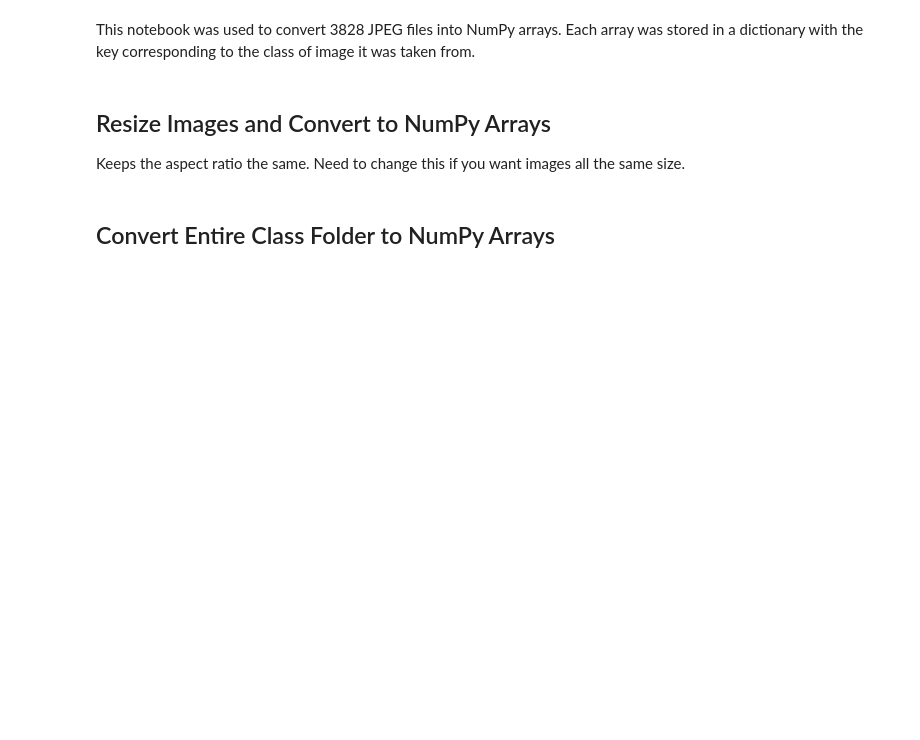
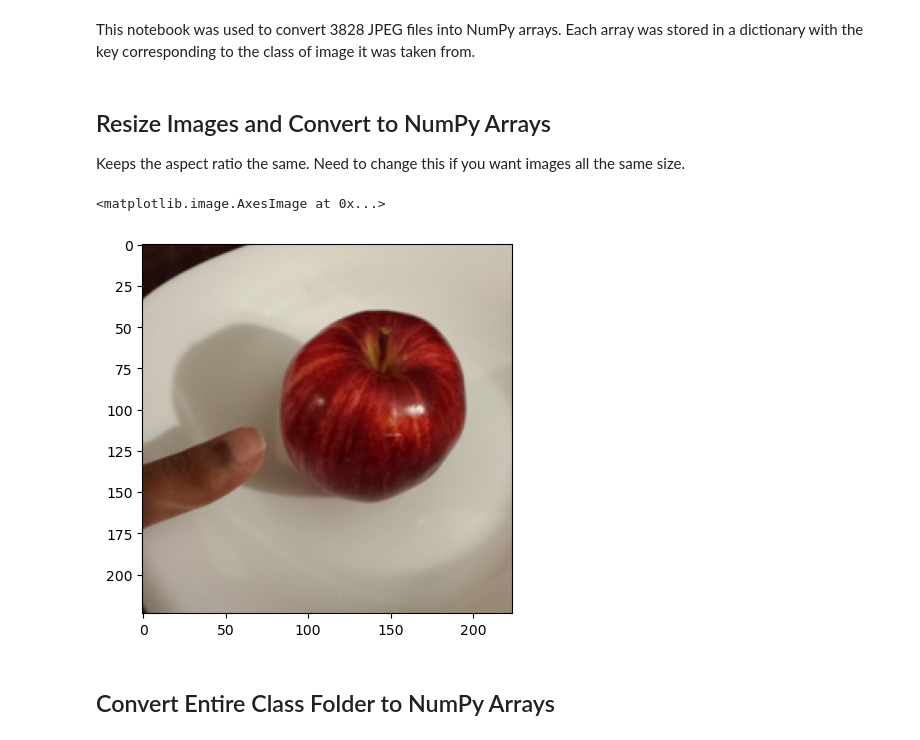
Before and after one commit to hmckin/Capstone, a Jupyter notebook: JupyterNotebooks/LoadImages.ipynb, the cells around one changed output. Cells and saved outputs as stored; diff of their text form; code cells hidden in the pictures; blank space fills up the shorter version.

```diff
--- a/JupyterNotebooks/LoadImages.ipynb
+++ b/JupyterNotebooks/LoadImages.ipynb
@@ -19,29 +19,32 @@ food_folders = glob.glob(os.path.join(FooDD_path, '*'))
 
 # check the folder names
 #food_folders
-# %% [markdown]
-## Resize Images and Convert to NumPy Arrays
-
-Keeps the aspect ratio the same. Need to change this if you want images all the same size.
+# %% [markdown]
+## Resize Images and Convert to NumPy Arrays
+
+Keeps the aspect ratio the same. Need to change this if you want images all the same size.
 # %%
-def convert_with_resize(img_path,new_height):
+def convert_with_resize(img_path, new_width=224, new_height=224):
 
     orig_img = Image.open(img_path)
 
-    # Get original size
-    original_width, original_height = orig_img.size
-    aspect_ratio = original_width / original_height
-
-    # New size using aspect ratio
-    new_width = int(new_height * aspect_ratio)
+    new_size = (new_width,new_height)
+    centering = (0.25,0.5)
 
     # Resize the image
-    resized_image = orig_img.resize((new_width, new_height))
+    resized_image = ImageOps.fit(orig_img, new_size, centering = centering)
 
     # Convert resized image to NumPy array
     resized_img_arr = np.asarray(resized_image)
 
     return resized_img_arr
+# %%
+rand_path = "/Users/harrymckinney/Desktop/Capstone/FooDD/Apple/2-samsung-S4-Dark Environment/2 (40).jpg"
+img_arr = convert_with_resize(rand_path)
+plt.imshow(img_arr)
+# %% [output]
+<matplotlib.image.AxesImage at 0x...>
+[figure, added]
 # %% [markdown]
 ## Convert Entire Class Folder to NumPy Arrays
 # %%
```
Also changed, not shown: parts of 13 cells of this notebook.
